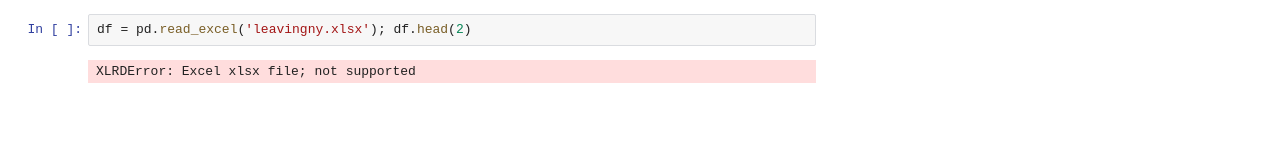
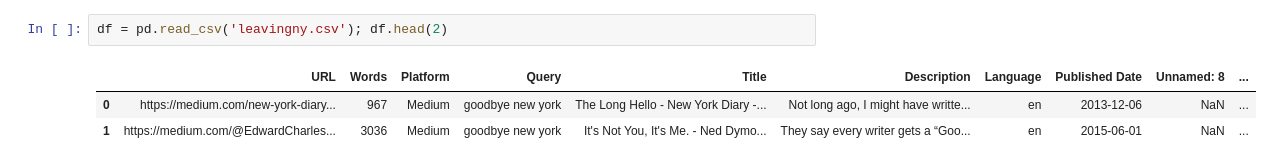
Before and after one commit to cullinap/dev, a Jupyter notebook: covid_flight/scratch.ipynb, the cells around one changed output. Saved outputs shown, nothing was run; the diff lists cells and outputs as text; blank space fills up the shorter version.

```diff
--- a/covid_flight/scratch.ipynb
+++ b/covid_flight/scratch.ipynb
@@ -11,4 +17,6 @@ import pandas as pd
 # %%
-df = pd.read_excel('leavingny.xlsx'); df.head(2)
+df = pd.read_csv('leavingny.csv'); df.head(2)
 # %% [output]
-XLRDError: Excel xlsx file; not supported
+|  | URL | Words | Platform | Query | Title | Description | Language | Published Date | Unnamed: 8 | ... |
+| 0 | https://medium.com/new-york-diary... | 967 | Medium | goodbye new york | The Long Hello - New York Diary -... | Not long ago, I might have writte... | en | 2013-12-06 | NaN | ... |
+| 1 | https://medium.com/@EdwardCharles... | 3036 | Medium | goodbye new york | It's Not You, It's Me. - Ned Dymo... | They say every writer gets a “Goo... | en | 2015-06-01 | NaN | ... |
```
Also changed, not shown: parts of 19 cells of this notebook, 42 other files.
